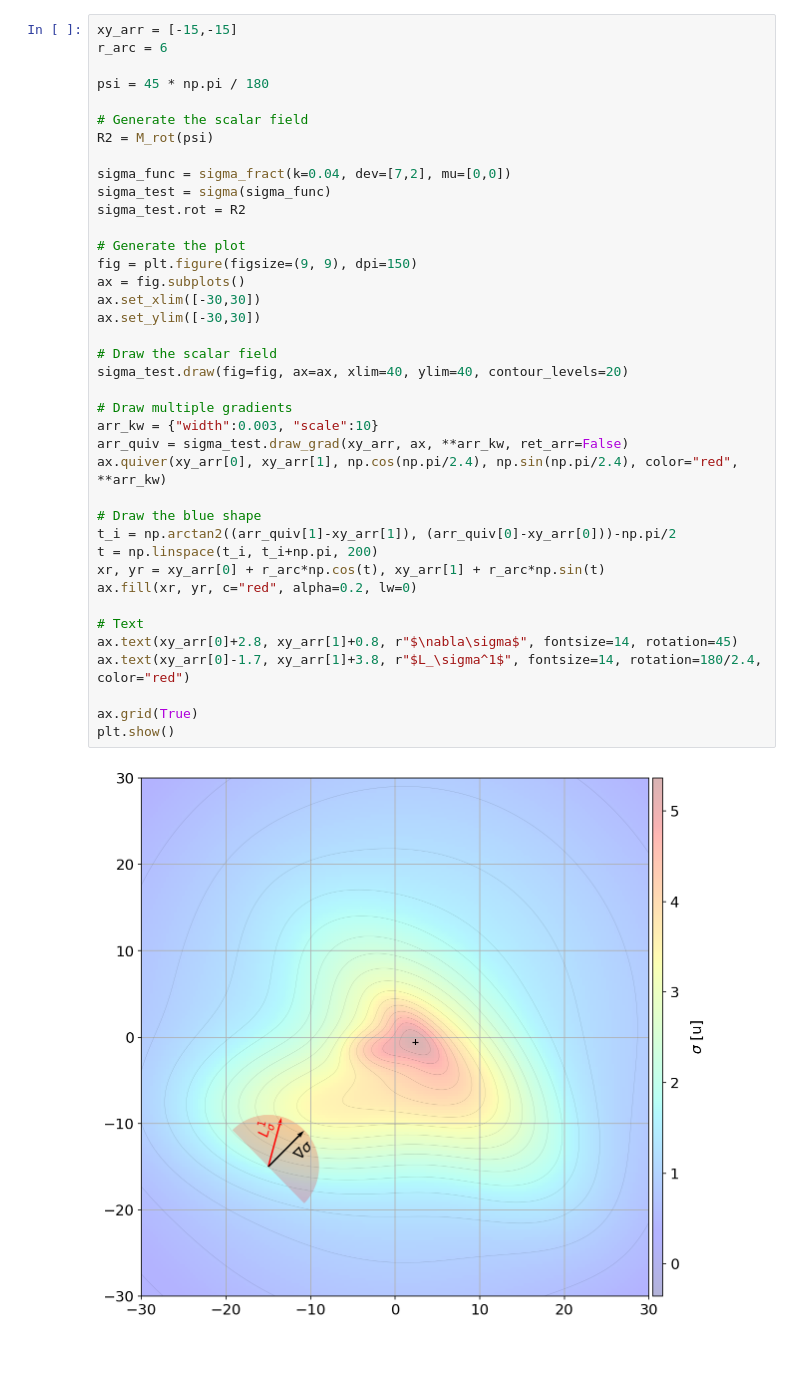
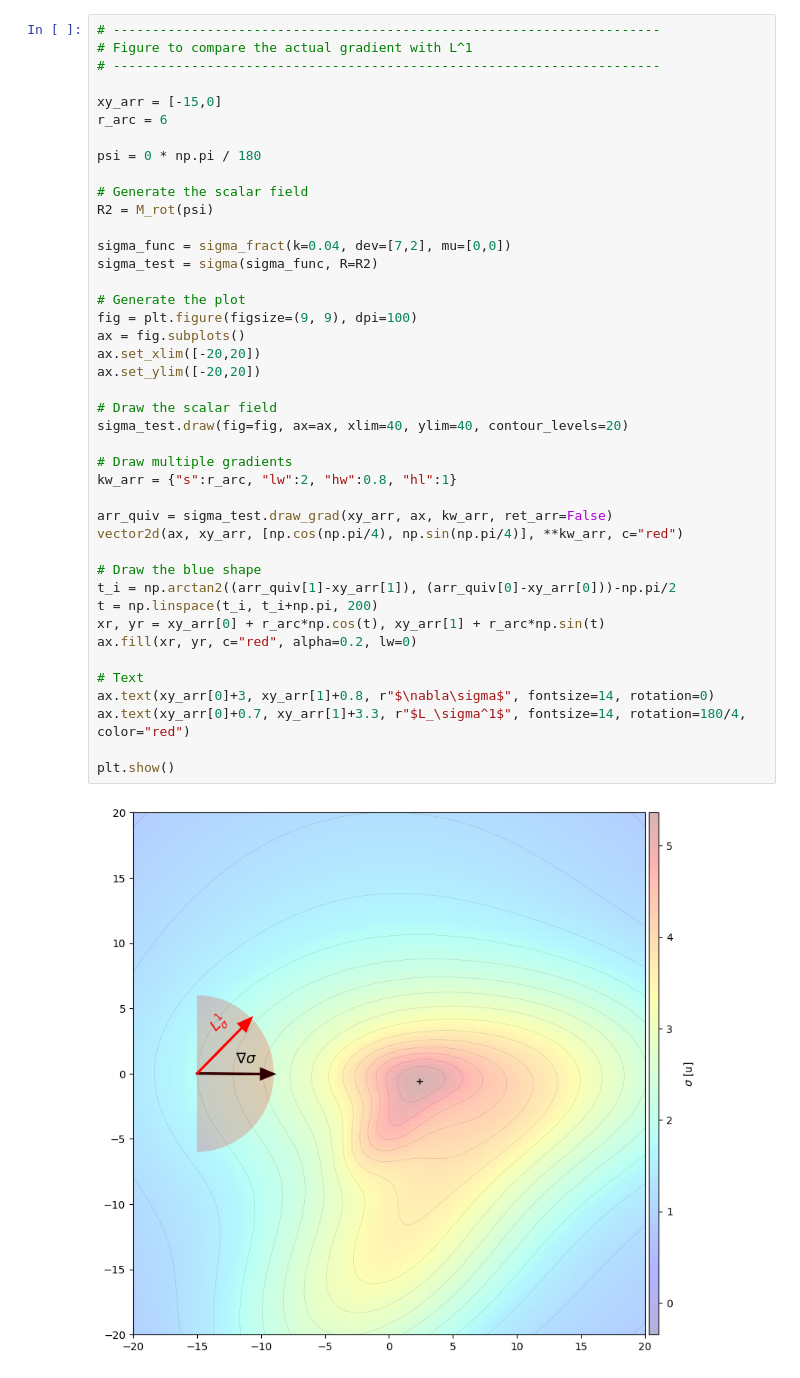
Before and after one commit to jesusBV20/source_seeking_distr, a Jupyter notebook: scalar_field_test.ipynb, the cells around one changed output. Cells and saved outputs as stored; diff of their text form.

```diff
--- a/scalar_field_test.ipynb
+++ b/scalar_field_test.ipynb
@@ -149,41 +114,44 @@ plt.show()
 # %%
-xy_arr = [-15,-15]
+# ----------------------------------------------------------------------
+# Figure to compare the actual gradient with L^1
+# ----------------------------------------------------------------------
+
+xy_arr = [-15,0]
 r_arc = 6
 
-psi = 45 * np.pi / 180
+psi = 0 * np.pi / 180
 
 # Generate the scalar field
 R2 = M_rot(psi)
 
 sigma_func = sigma_fract(k=0.04, dev=[7,2], mu=[0,0])
-sigma_test = sigma(sigma_func)
-sigma_test.rot = R2
+sigma_test = sigma(sigma_func, R=R2)
 
 # Generate the plot
-fig = plt.figure(figsize=(9, 9), dpi=150)
+fig = plt.figure(figsize=(9, 9), dpi=100)
 ax = fig.subplots()
-ax.set_xlim([-30,30])
-ax.set_ylim([-30,30])
+ax.set_xlim([-20,20])
+ax.set_ylim([-20,20])
 
 # Draw the scalar field
 sigma_test.draw(fig=fig, ax=ax, xlim=40, ylim=40, contour_levels=20)
 
 # Draw multiple gradients
-arr_kw = {"width":0.003, "scale":10}
-arr_quiv = sigma_test.draw_grad(xy_arr, ax, **arr_kw, ret_arr=False)
-ax.quiver(xy_arr[0], xy_arr[1], np.cos(np.pi/2.4), np.sin(np.pi/2.4), color="red", **arr_kw)
+kw_arr = {"s":r_arc, "lw":2, "hw":0.8, "hl":1}
+
+arr_quiv = sigma_test.draw_grad(xy_arr, ax, kw_arr, ret_arr=False)
+vector2d(ax, xy_arr, [np.cos(np.pi/4), np.sin(np.pi/4)], **kw_arr, c="red")
 
 # Draw the blue shape
 t_i = np.arctan2((arr_quiv[1]-xy_arr[1]), (arr_quiv[0]-xy_arr[0]))-np.pi/2
 t = np.linspace(t_i, t_i+np.pi, 200)
 xr, yr = xy_arr[0] + r_arc*np.cos(t), xy_arr[1] + r_arc*np.sin(t)
 ax.fill(xr, yr, c="red", alpha=0.2, lw=0)
 
 # Text
-ax.text(xy_arr[0]+2.8, xy_arr[1]+0.8, r"$\nabla\sigma$", fontsize=14, rotation=45)
-ax.text(xy_arr[0]-1.7, xy_arr[1]+3.8, r"$L_\sigma^1$", fontsize=14, rotation=180/2.4, color="red")
+ax.text(xy_arr[0]+3, xy_arr[1]+0.8, r"$\nabla\sigma$", fontsize=14, rotation=0)
+ax.text(xy_arr[0]+0.7, xy_arr[1]+3.3, r"$L_\sigma^1$", fontsize=14, rotation=180/4, color="red")
 
-ax.grid(True)
 plt.show()
 # %% [output]
-[figure, old version]
+[figure, new version]
```
Also changed, not shown: parts of 6 cells of this notebook, 15 other files.
